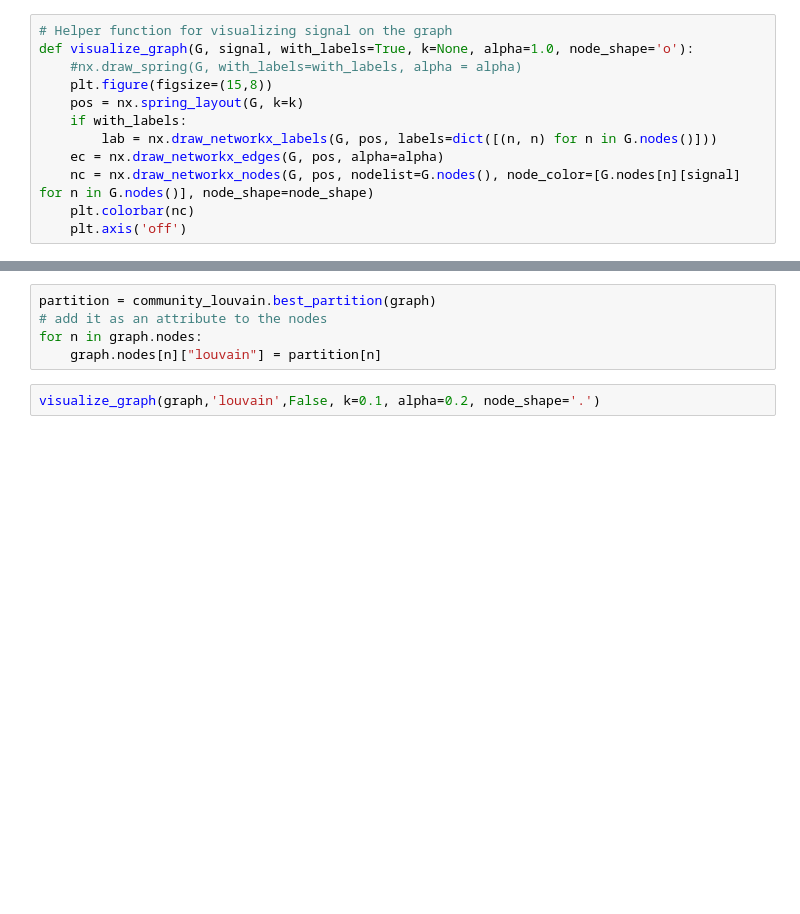
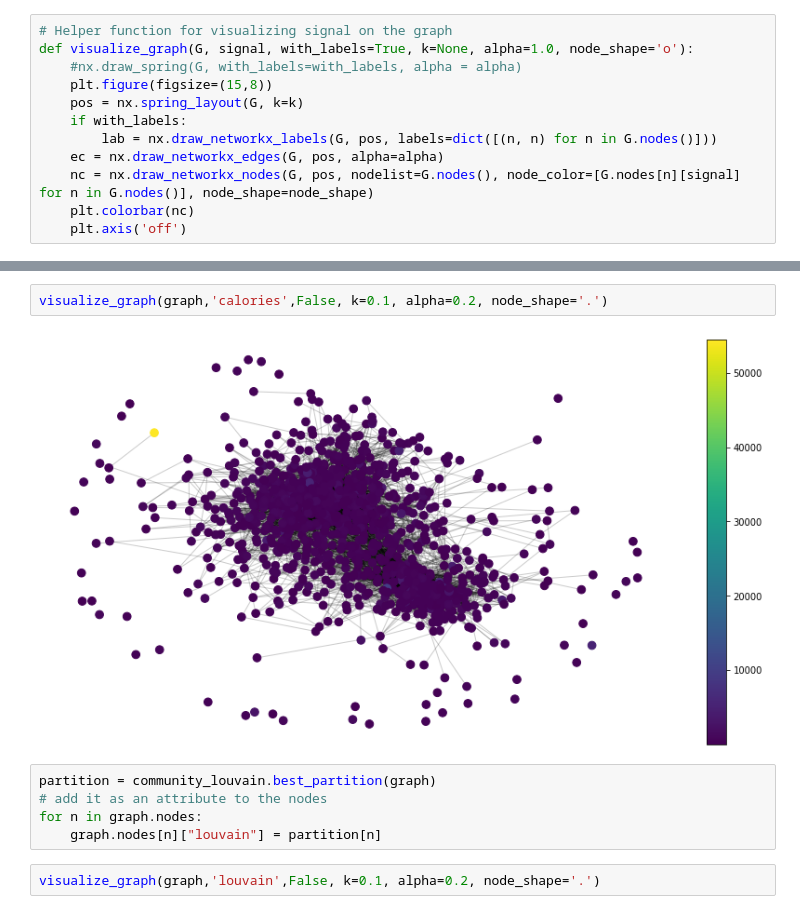
Before and after one commit to Davit98/NTDS-Project, a Jupyter notebook: Answering Research Questions.ipynb, the cells around one changed output, grey strips where cells are left out. Saved outputs shown, nothing was run; the diff lists cells and outputs as text; blank space fills up the shorter version.

```diff
--- a/Answering Research Questions.ipynb
+++ b/Answering Research Questions.ipynb
@@ -100,3 +101,7 @@ visualize_graph(graph,'rating',False, k=0.1, alpha=0.2, node_shape='.')
+# %%
+visualize_graph(graph,'calories',False, k=0.1, alpha=0.2, node_shape='.')
+# %% [output]
+[figure, added]
 # %%
 partition = community_louvain.best_partition(graph)
 # add it as an attribute to the nodes
```
Also changed, not shown: parts of 41 cells of this notebook, 1 other file.
